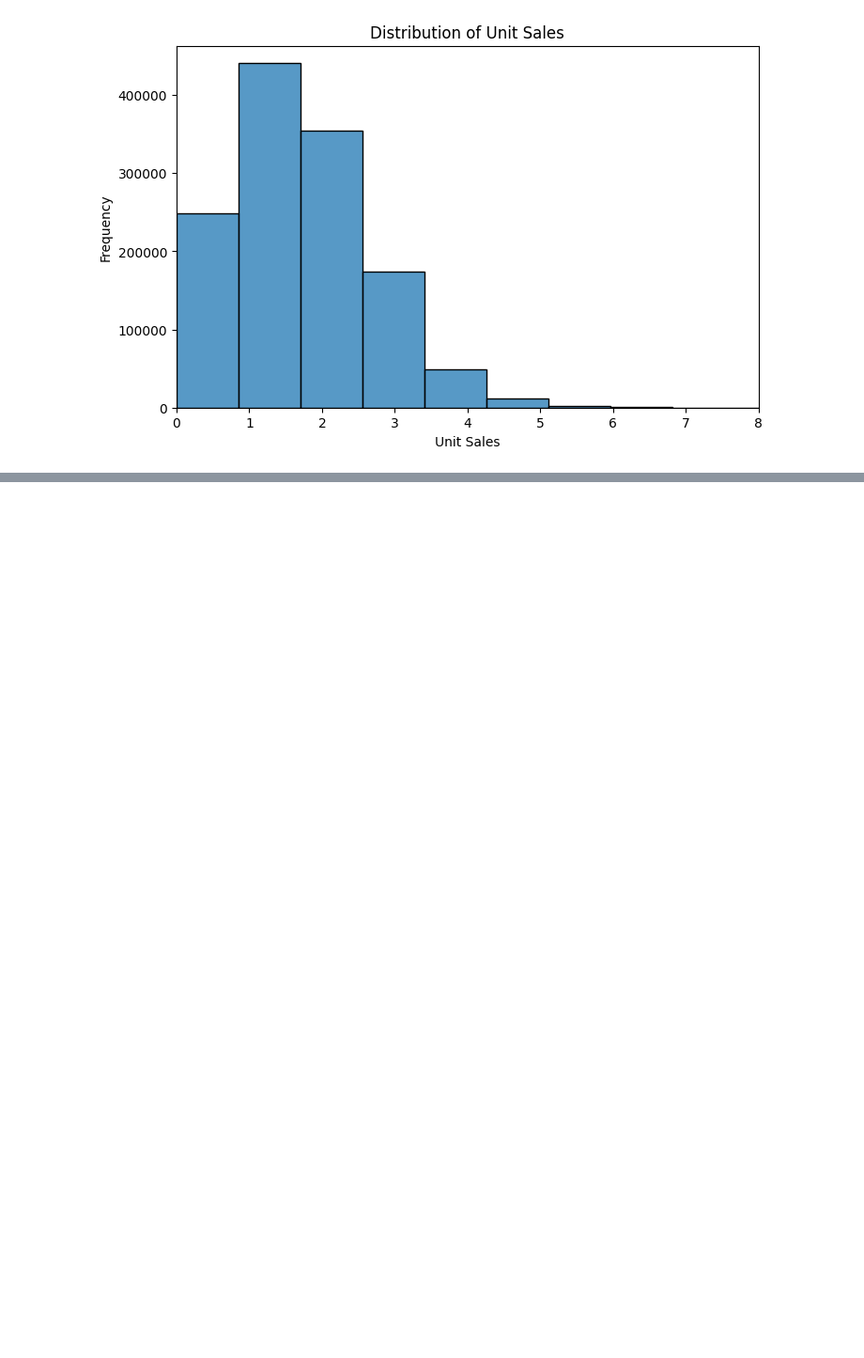
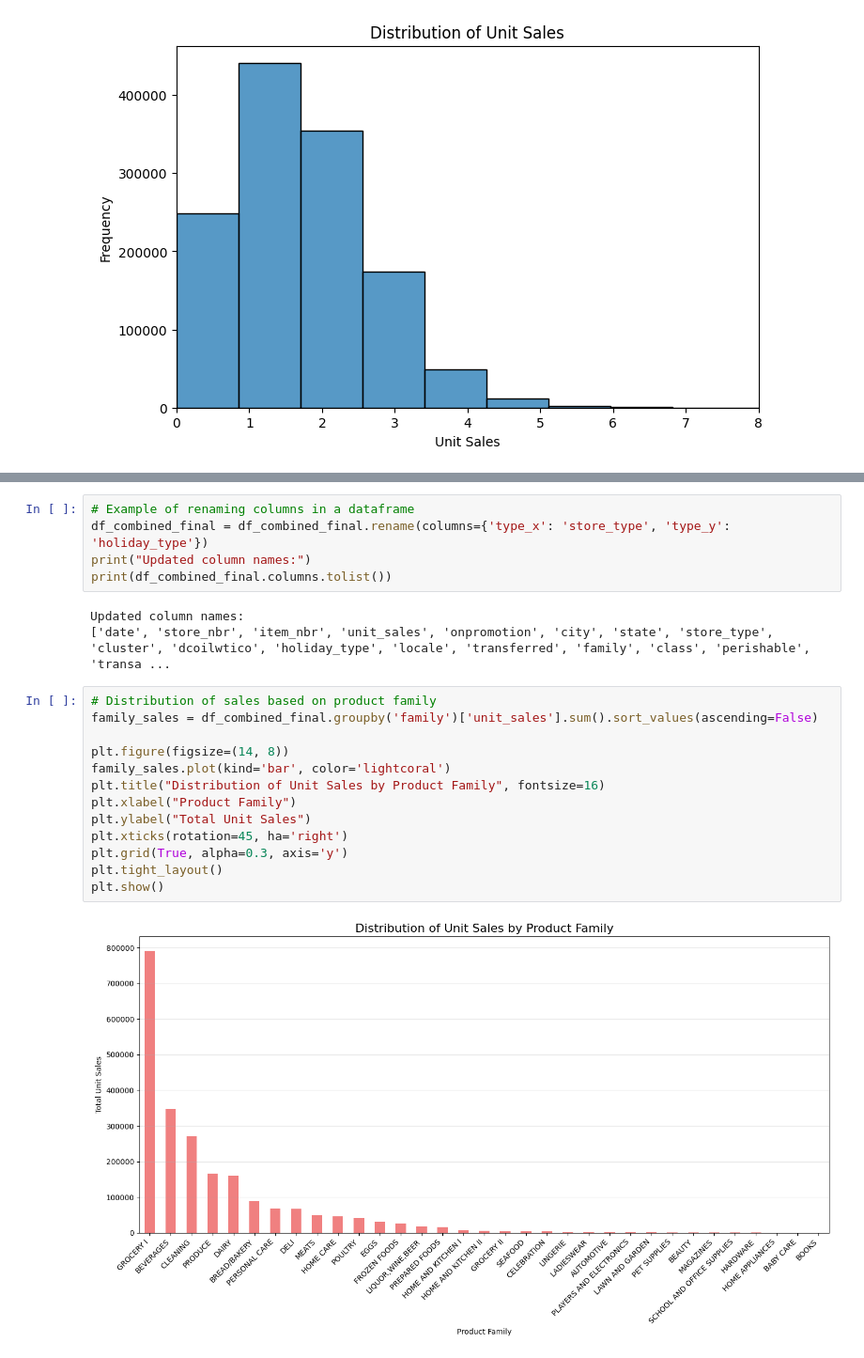
Before and after one commit to apa0/grocery-sales-forecasting, a Jupyter notebook: scripts/eda_visuals.ipynb, the cells around one changed output, grey strips where cells are left out. Shown at 94% size. Cells and saved outputs as stored; diff of their text form; blank space fills up the shorter version.

Commit message:
Added five plots of potential target variables and their correlations with candidate predictors

```diff
--- a/scripts/eda_visuals.ipynb
+++ b/scripts/eda_visuals.ipynb
@@ -349,0 +359,23 @@ plt.show()
+# %%
+# Example of renaming columns in a dataframe
+df_combined_final = df_combined_final.rename(columns={'type_x': 'store_type', 'type_y': 'holiday_type'})
+print("Updated column names:")
+print(df_combined_final.columns.tolist())
+# %% [output]
+Updated column names:
+['date', 'store_nbr', 'item_nbr', 'unit_sales', 'onpromotion', 'city', 'state', 'store_type', 'cluster', 'dcoilwtico', 'holiday_type', 'locale', 'transferred', 'family', 'class', 'perishable', 'transa ...
+# %%
+# Distribution of sales based on product family
+family_sales = df_combined_final.groupby('family')['unit_sales'].sum().sort_values(ascending=False)
+
+plt.figure(figsize=(14, 8))
+family_sales.plot(kind='bar', color='lightcoral')
+plt.title("Distribution of Unit Sales by Product Family", fontsize=16)
+plt.xlabel("Product Family")
+plt.ylabel("Total Unit Sales")
+plt.xticks(rotation=45, ha='right')
+plt.grid(True, alpha=0.3, axis='y')
+plt.tight_layout()
+plt.show()
+# %% [output]
+[figure, added]
```
Also changed, not shown: parts of 6 cells of this notebook.
